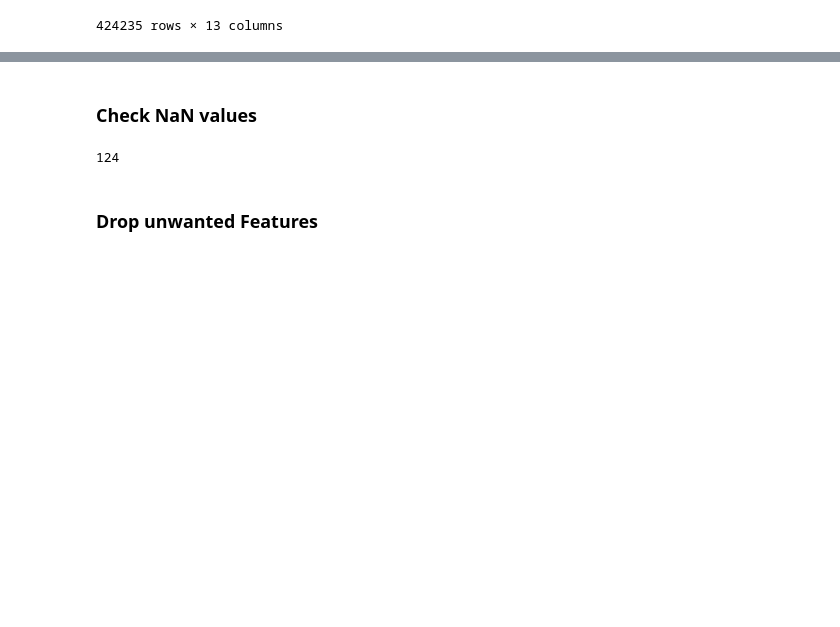
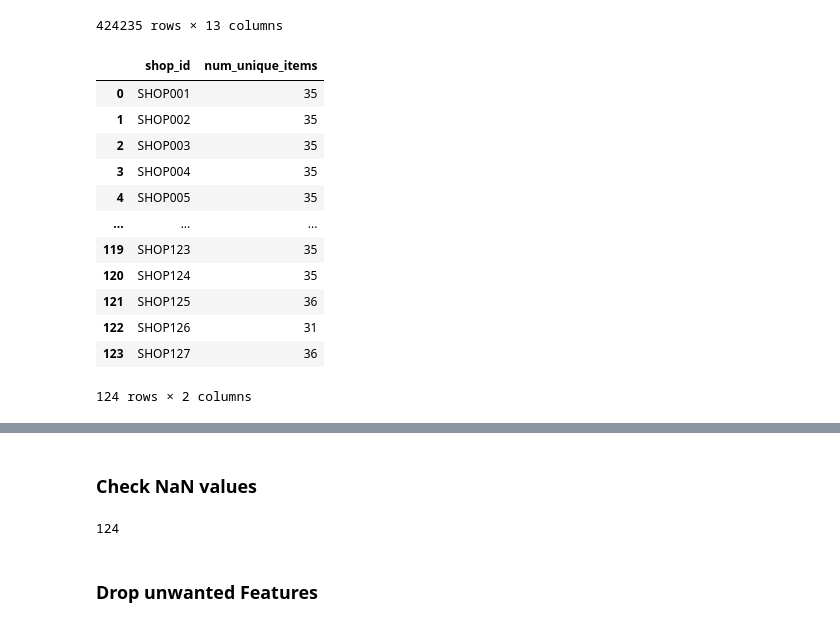
Before and after one commit to tharoosha/DataStorm077, a Jupyter notebook: Day4/Notebook04_final_submission.ipynb, the cells around one changed output, grey strips where cells are left out. Drawn from its saved outputs; the diff is of its cells as text; code cells hidden in the pictures; blank space fills up the shorter version.

```diff
--- a/Day4/Notebook04_final_submission.ipynb
+++ b/Day4/Notebook04_final_submission.ipynb
@@ -543,3 +543,21 @@ df
 424235 rows × 13 columns
 # %%
 df1 = df1.merge(beverage_count_df, how='left', on='shop_id')
+# %%
+# get the count of number of unique items sold by each shop
+num_unique_items_per_shop = df.groupby('shop_id')['item_description'].nunique().reset_index(name='num_unique_items')
+num_unique_items_per_shop
+# %% [output]
+|  | shop_id | num_unique_items |
+| 0 | SHOP001 | 35 |
+| 1 | SHOP002 | 35 |
+| 2 | SHOP003 | 35 |
+| 3 | SHOP004 | 35 |
+| 4 | SHOP005 | 35 |
+| ... | ... | ... |
+| 119 | SHOP123 | 35 |
+| 120 | SHOP124 | 35 |
+| 121 | SHOP125 | 36 |
+| 122 | SHOP126 | 31 |
+| 123 | SHOP127 | 36 |
+124 rows × 2 columns
```
Also changed, not shown: parts of 16 cells of this notebook, 11 other files.
